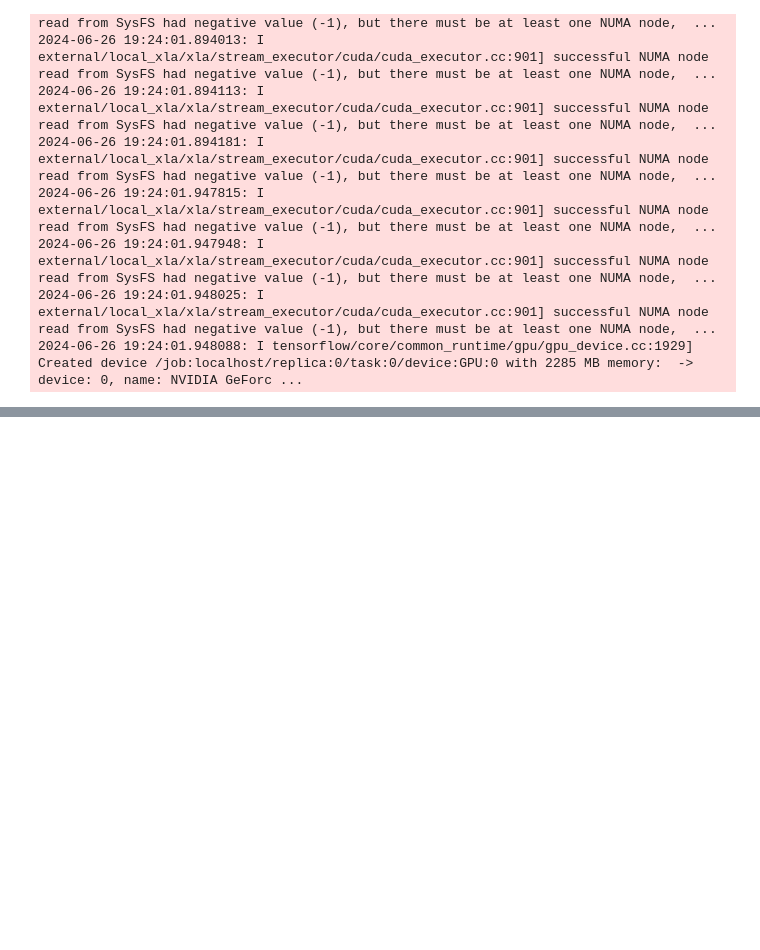
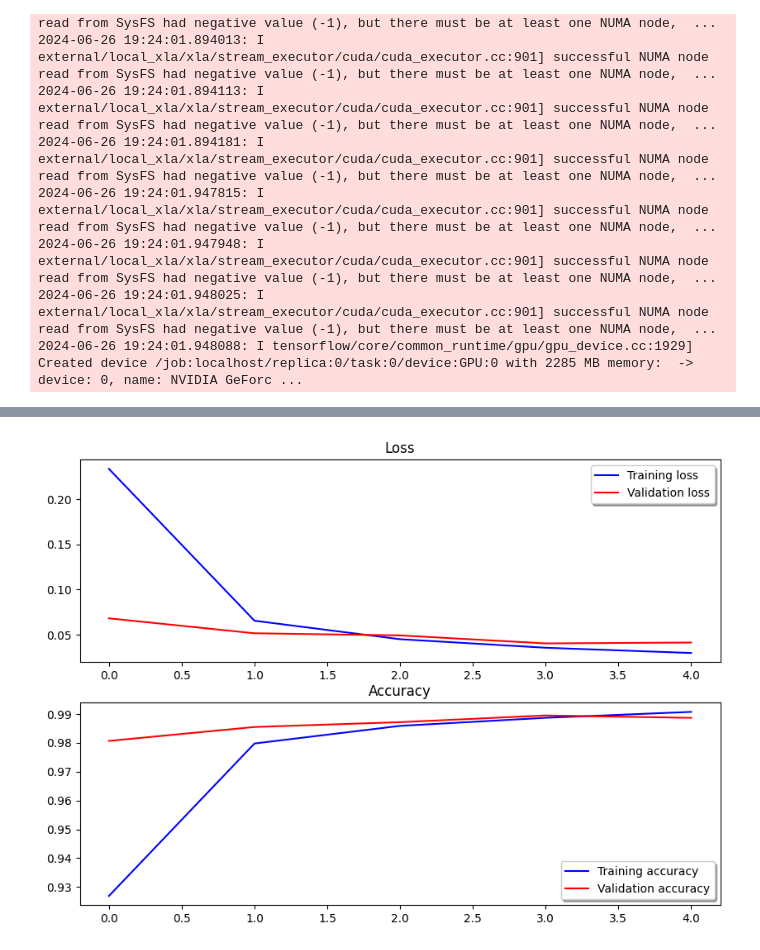
Before and after one commit to Abhinav-Krishnan-Ds/AIProjects, a Jupyter notebook: Computer_vision_Projects/CNN/CNN.ipynb, the cells around one changed output, grey strips where cells are left out. Cells and saved outputs as stored; diff of their text form; code cells hidden in the pictures; blank space fills up the shorter version.

```diff
--- a/Computer_vision_Projects/CNN/CNN.ipynb
+++ b/Computer_vision_Projects/CNN/CNN.ipynb
@@ -109,3 +109,10 @@ model_LeNet = tf.keras.models.Sequential([
     tf.keras.layers.Dense(84, activation='relu'),
     tf.keras.layers.Dense(num_classes, activation='softmax'),
 ])
+# %%
+model_LeNet.compile(optimizer=tf.keras.optimizers.RMSprop(epsilon=1e-08), loss='categorical_crossentropy', metrics=['acc'])
+# %%
+history = model_LeNet.fit(x_train, y_train,
+                    batch_size=batch_size,
+                    epochs=epochs,
+                    validation_split=0.1)
@@ -111,0 +138,16 @@ model_LeNet = tf.keras.models.Sequential([
+# %%
+#plotting loss and accuracy curve for training and validation set
+
+fig, axes = plt.subplots(2, 1, figsize=(10, 7))
+
+axes[0].plot(history.history['loss'], color='b', label='Training loss')
+axes[0].plot(history.history['val_loss'], color='r', label='Validation loss')
+legend = axes[0].legend(loc='best', shadow=True)
+axes[0].set_title("Loss")
+
+axes[1].plot(history.history['acc'], color='b', label='Training accuracy')
+axes[1].plot(history.history['val_acc'], color='r', label='Validation accuracy')
+axes[1].set_title("Accuracy")
+legend = axes[1].legend(loc='best', shadow=True)
+# %% [output]
+[figure, added]
```
Also changed, not shown: parts of 11 cells of this notebook, 1 other file.
